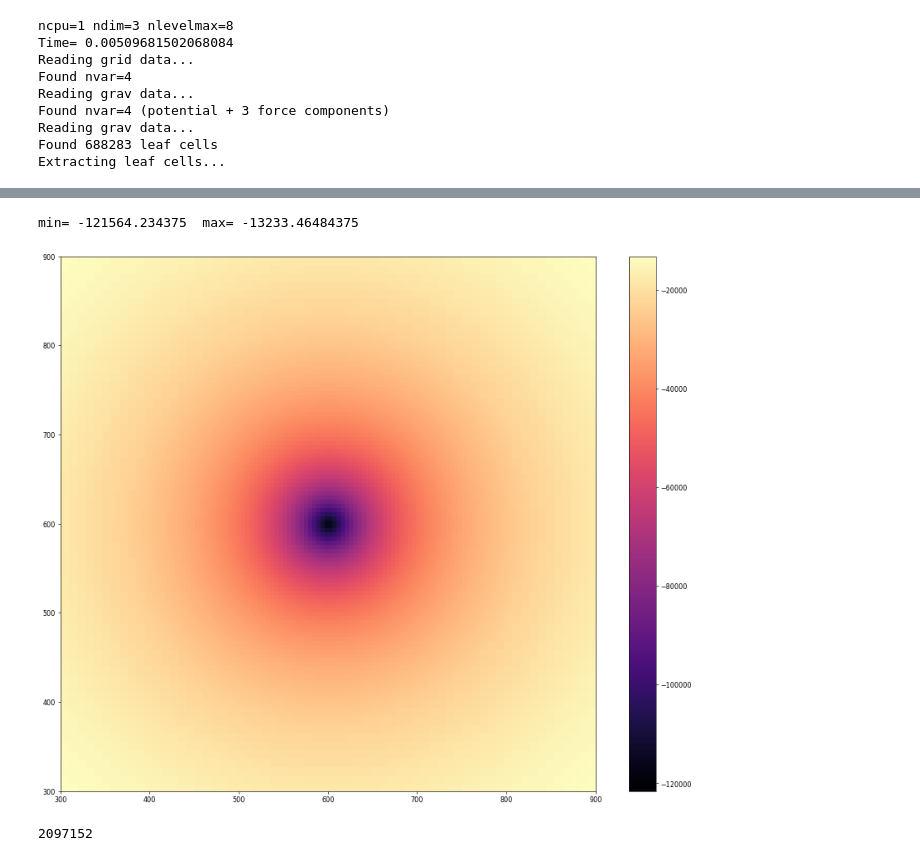
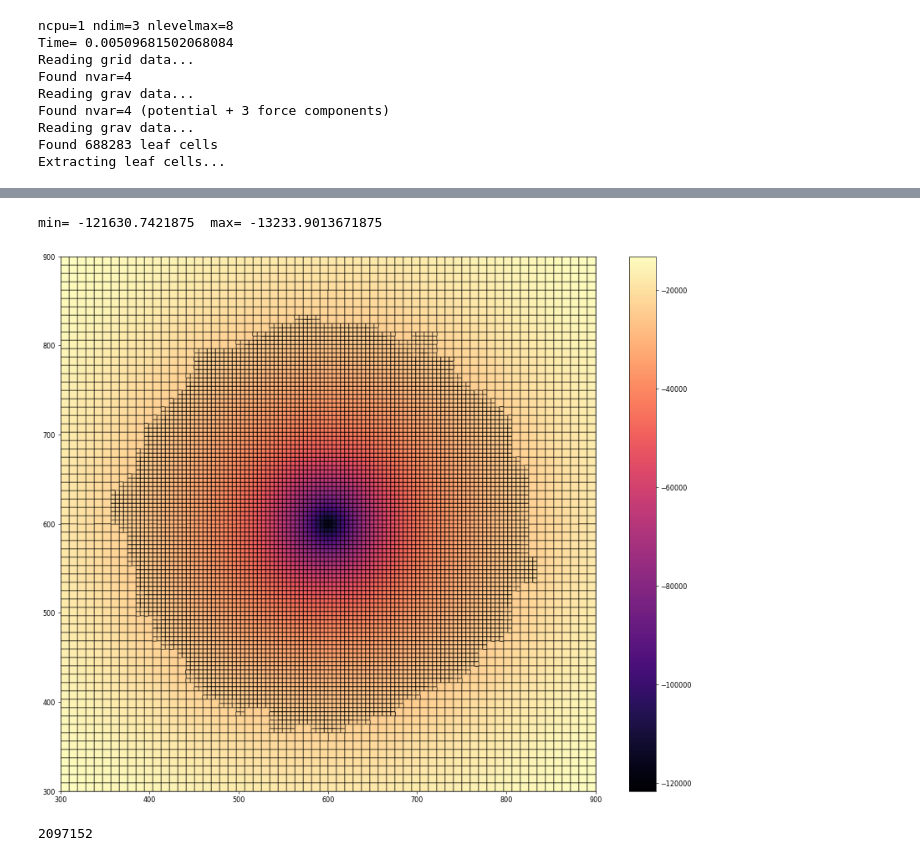
Before and after one commit to Byeol-Haneul/Ramses-FMM, a Jupyter notebook: analyze/amr.ipynb, the cells around one changed output, grey strips where cells are left out. Saved outputs shown, nothing was run; the diff lists cells and outputs as text; code cells hidden in the pictures.

```diff
--- a/analyze/amr.ipynb
+++ b/analyze/amr.ipynb
@@ -81,11 +79,11 @@ min= 0.0  max= 389.326171875
 # %%
 ii=1; jj=2
 mask = np.abs(c.x[2] - 600)<10
 
-ram.visu(c.x[0][mask],c.x[1][mask],c.dx[mask],c.g[0][mask],sort=c.g[0][mask], cmap='magma')
+ram.visu(c.x[0][mask],c.x[1][mask],c.dx[mask],c.g[0][mask],sort=c.g[0][mask], cmap='magma', grid=1)
 # %% [output]
-min= -121564.234375  max= -13233.46484375
+min= -121630.7421875  max= -13233.9013671875
-[figure, old version]
+[figure, new version]
 # %%
 262144 * 8
 # %% [output]
```
Also changed, not shown: parts of 2 cells of this notebook, 1 other file.
